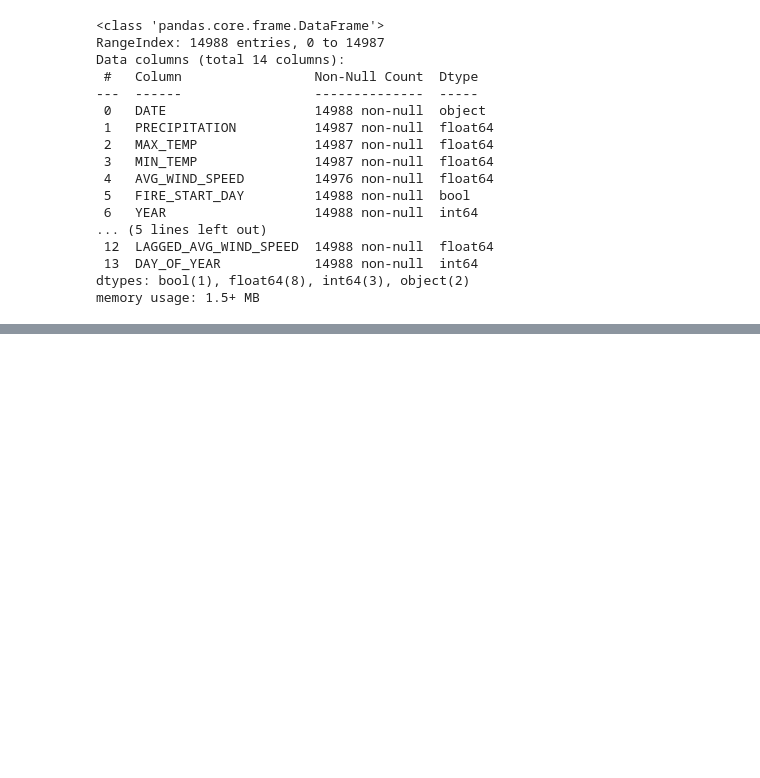
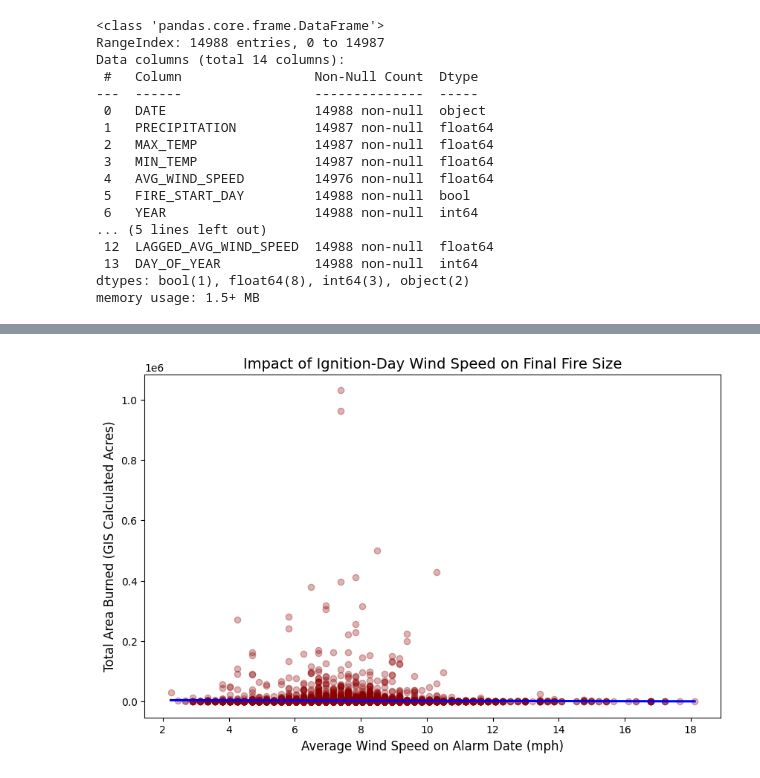
Before and after one commit to leo7812/CA-WildFire-ML-Models, a Jupyter notebook: CS163_Weather_Project.ipynb, the cells around one changed output, grey strips where cells are left out. Drawn from its saved outputs; the diff is of its cells as text; code cells hidden in the pictures; blank space fills up the shorter version.

```diff
--- a/CS163_Weather_Project.ipynb
+++ b/CS163_Weather_Project.ipynb
@@ -126,0 +134,17 @@ fireDates.head()
+# %%
+# 1. Clean the Wildfire Dates
+# Convert 'Alarm Date' to datetime. errors='coerce' handles any weirdly formatted rows by turning them into NaT (Not a Time)
+wildfire_df['Parsed_Alarm_Date'] = pd.to_datetime(wildfire_df['Alarm Date'], errors='coerce')
+
+# Create a new column with just the date (stripping the time) to match the weather dataset
+wildfire_df['Join_Date'] = pd.to_datetime(wildfire_df['Parsed_Alarm_Date'].dt.date)
+
+# 2. Clean the Weather Dates
+# Ensure the weather DATE column is also a standard datetime object
+wc_df['Join_Date'] = pd.to_datetime(wc_df['DATE'])
+
+# 3. Merge the Datasets
+# We'll use an 'inner' merge to only keep records where we have BOTH a fire perimeter and the weather for that day
+merged_fire_weather_df = pd.merge(wildfire_df, wc_df, on='Join_Date', how='inner')
+
+merged_fire_weather_df[['Fire Name', 'Join_Date', 'GIS Calculated Acres', 'MAX_TEMP', 'AVG_WIND_SPEED']].head()
@@ -126,0 +178,19 @@ fireDates.head()
+# %%
+plt.figure(figsize=(10, 6))
+
+# Use seaborn's regplot to plot the scatter points and a line of best fit
+sns.regplot(
+    data=merged_fire_weather_df,
+    x='AVG_WIND_SPEED',
+    y='GIS Calculated Acres',
+    scatter_kws={'alpha': 0.3, 'color': 'darkred'}, # alpha makes points semi-transparent to see clusters
+    line_kws={'color': 'blue'} # Color the trendline blue
+)
+
+plt.title('Impact of Ignition-Day Wind Speed on Final Fire Size', fontsize=14)
+plt.xlabel('Average Wind Speed on Alarm Date (mph)', fontsize=12)
+plt.ylabel('Total Area Burned (GIS Calculated Acres)', fontsize=12)
+
+plt.show()
+# %% [output]
+[figure, added]
```
Also changed, not shown: parts of 8 cells of this notebook.
